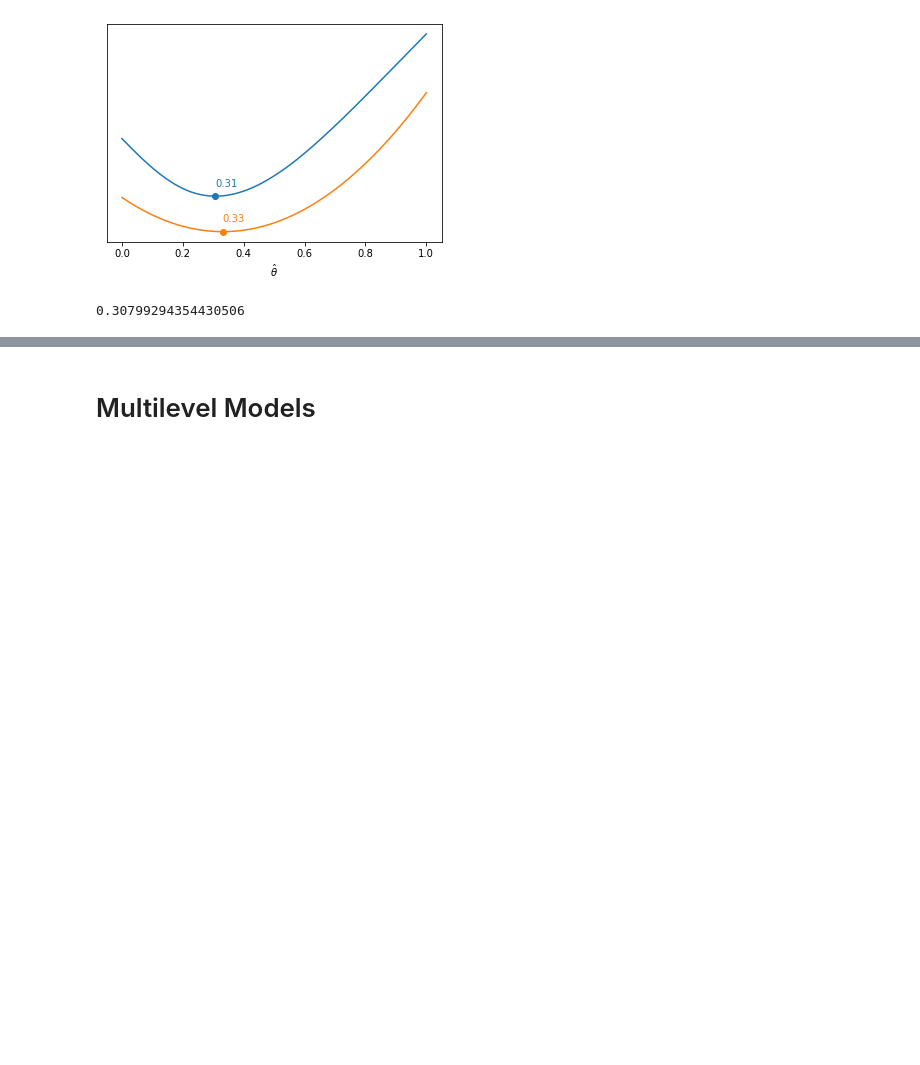
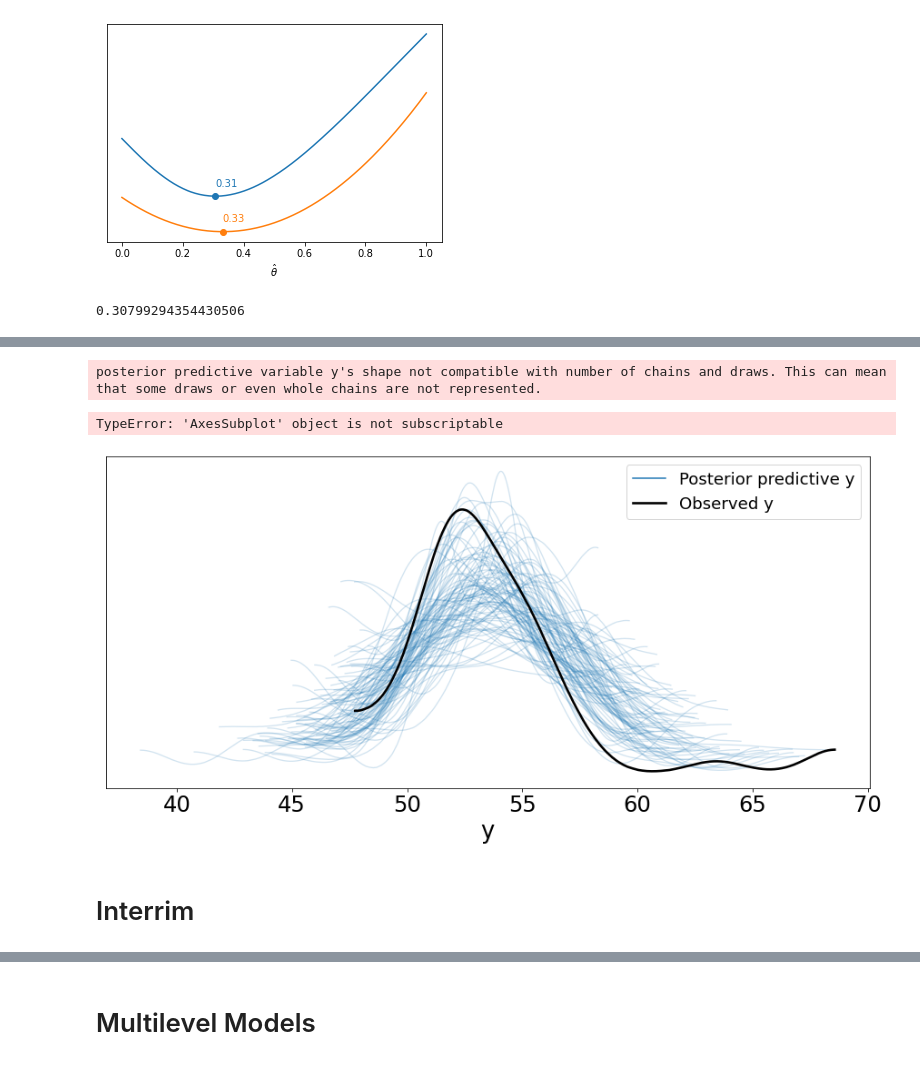
Before and after one commit to BayesianBoys/LegrandNico.github.io, a Jupyter notebook: BayesianBoys/Week3/VMP_CH2.ipynb, the cells around one changed output, grey strips where cells are left out. Drawn from its saved outputs; the diff is of its cells as text; code cells hidden in the pictures; blank space fills up the shorter version.

```diff
--- a/BayesianBoys/Week3/VMP_CH2.ipynb
+++ b/BayesianBoys/Week3/VMP_CH2.ipynb
@@ -88,0 +133,3 @@ ValueError: x and y must have same first dimension, but have shapes (200,) and (
+# %%
+# sample posterior
+y_pred_g = pm.sample_posterior_predictive(trace_g, 100, model_g)
@@ -89,3 +138,13 @@ ValueError: x and y must have same first dimension, but have shapes (200,) and (
+# %%
+data_ppc = az.from_pymc3(trace=trace_g, posterior_predictive=y_pred_g)
+ax = az.plot_ppc(data_ppc, figsize=(12, 6), mean=False)
+ax[0].legend(fontsize=15)
+# %% [output]
+posterior predictive variable y's shape not compatible with number of chains and draws. This can mean that some draws or even whole chains are not represented.
+TypeError: 'AxesSubplot' object is not subscriptable
+[figure, added]
+# %% [markdown]
+# Interrim
 # %%
 # \theta + tab magic.
 σ = 1
```
Also changed, not shown: parts of 61 cells of this notebook.
